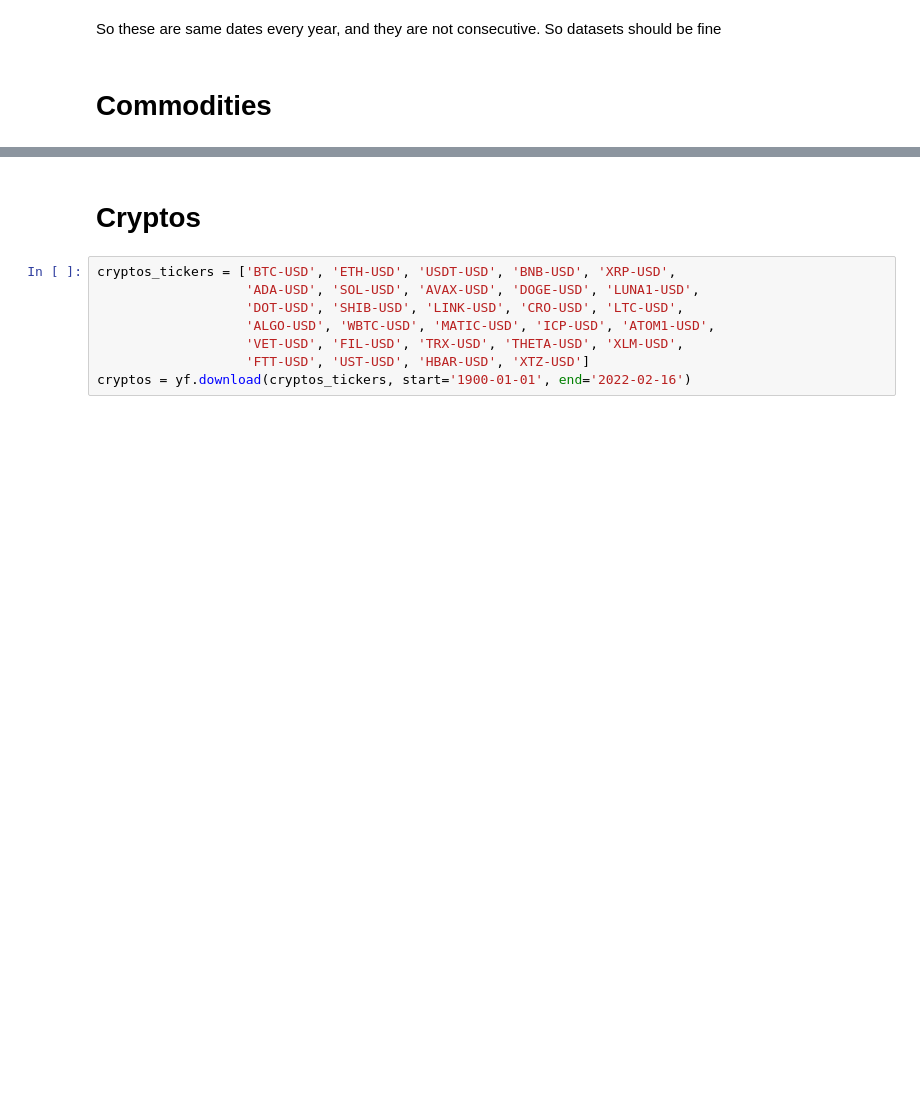
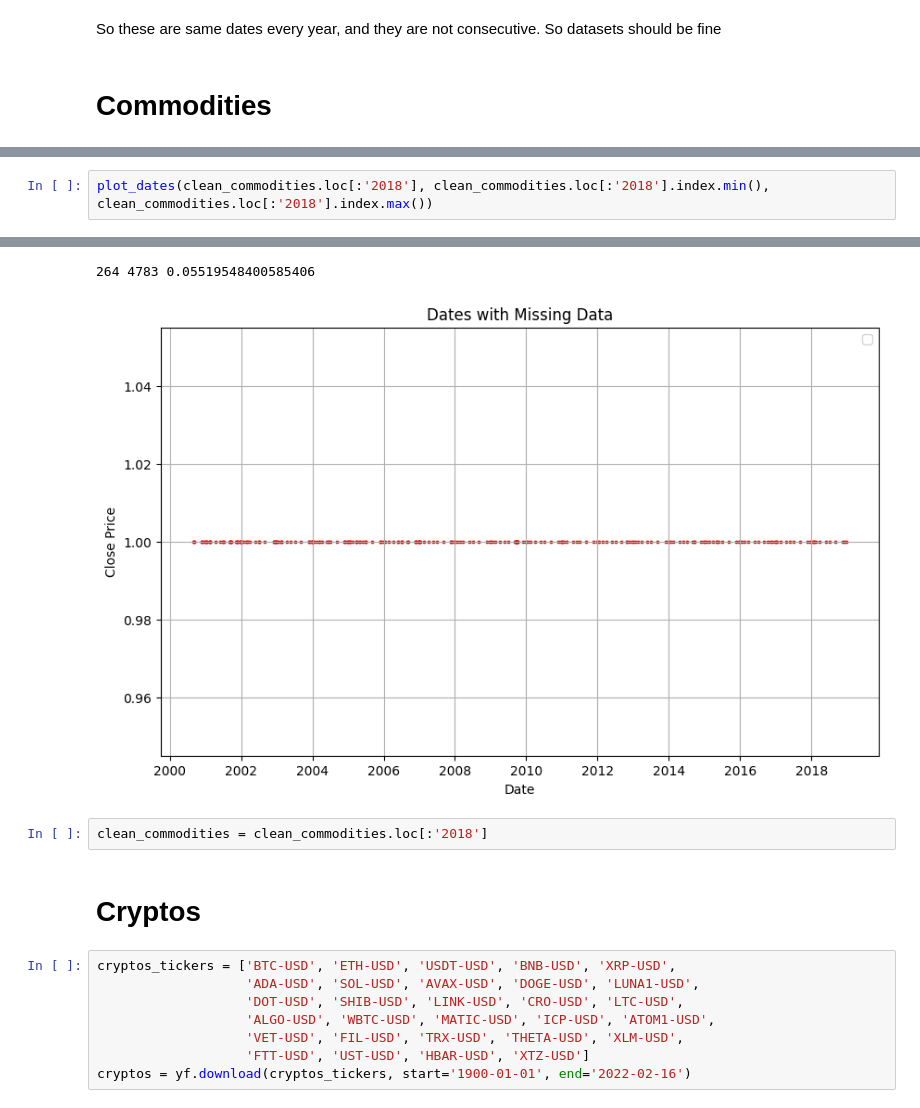
Before and after one commit to lqwic/deep_var, a Jupyter notebook: deepvar_datasets.ipynb, the cells around one changed output, grey strips where cells are left out. Cells and saved outputs as stored; diff of their text form; blank space fills up the shorter version.

```diff
--- a/deepvar_datasets.ipynb
+++ b/deepvar_datasets.ipynb
@@ -87,0 +140,3 @@ WARNING:matplotlib.legend:No artists with labels found to put in legend.  Note t
+# %%
+plot_dates(clean_commodities.loc[:'2018'], clean_commodities.loc[:'2018'].index.min(), clean_commodities.loc[:'2018'].index.max())
+# %% [output]
@@ -88,3 +144,7 @@ WARNING:matplotlib.legend:No artists with labels found to put in legend.  Note t
+264 4783 0.05519548400585406
+[figure, added]
+# %%
+clean_commodities = clean_commodities.loc[:'2018']
 # %% [markdown]
 # Cryptos
 # %%
```
Also changed, not shown: parts of 13 cells of this notebook, 2 other files.
